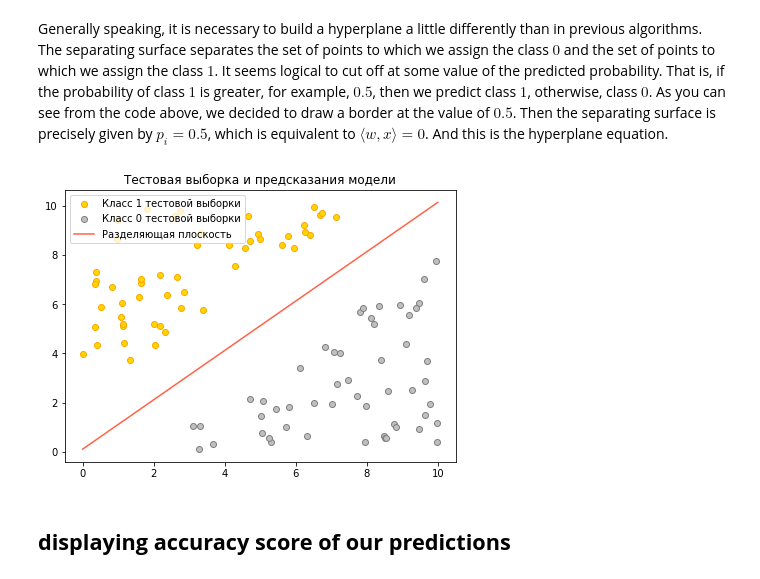
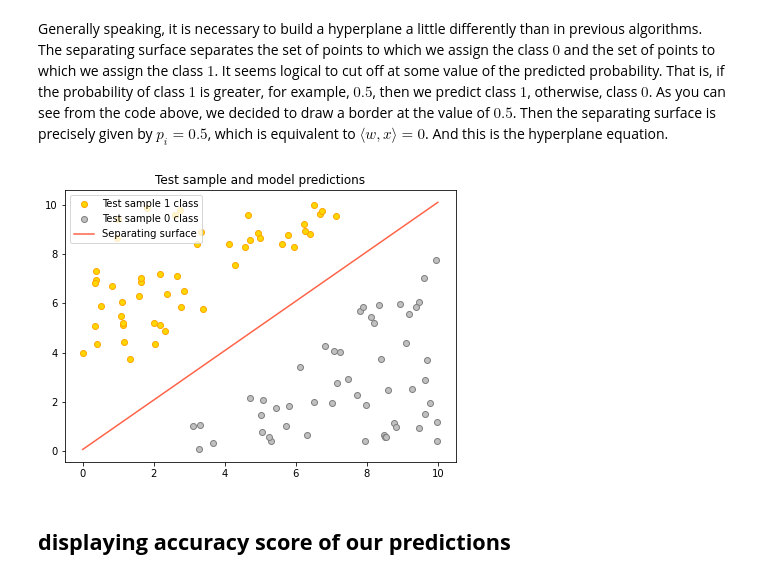
Before and after one commit to Dzagcoffee/my_machine_learning, a Jupyter notebook: machine_learning_algorithms/linear_classification_LogReg.ipynb, the cells around one changed output. Cells and saved outputs as stored; diff of their text form; code cells hidden in the pictures.

```diff
--- a/machine_learning_algorithms/linear_classification_LogReg.ipynb
+++ b/machine_learning_algorithms/linear_classification_LogReg.ipynb
@@ -117,38 +117,38 @@ class_1_graph_x_1_values = []
 class_1_graph_x_2_values = []
 
 class_2_graph_x_1_values = []
 class_2_graph_x_2_values = []
 
 for i in range(Y_test_len):
     if Y_test[i] == 1:
         class_1_graph_x_1_values.append(X_test[i][0])
         class_1_graph_x_2_values.append(X_test[i][1])
     else:
         class_2_graph_x_1_values.append(X_test[i][0])
         class_2_graph_x_2_values.append(X_test[i][1])
 
 separating_plane_horizontal_values = np.linspace(0, 10, 42)
 separating_plane_vertical_values = -(w_list[0] * separating_plane_horizontal_values + bias) / w_list[1]
 
 figure, ax = plt.subplots()
 
 figure.set_figwidth(7)
 figure.set_figheight(5)
 
-ax.set_title('Тестовая выборка и предсказания модели')
+ax.set_title("Test sample and model predictions")
 
 ax.scatter(class_1_graph_x_1_values, class_1_graph_x_2_values, color = "gold",
-           edgecolors='orange', label = "Класс 1 тестовой выборки")
+           edgecolors="orange", label = "Test sample 1 class")
 ax.scatter(class_2_graph_x_1_values, class_2_graph_x_2_values, color = "silver",
-           edgecolors='gray', label = "Класс 0 тестовой выборки")
+           edgecolors="gray", label = "Test sample 0 class")
 ax.plot(separating_plane_horizontal_values, separating_plane_vertical_values,
-        color = "tomato", label = "Разделяющая плоскость")
+        color = "tomato", label = "Separating surface")
 
 ax.legend()
 
 plt.show()
 # %% [output]
-[figure, old version]
+[figure, new version]
 # %% [markdown]
 ## **displaying accuracy score of our predictions**
 # %%
```
Also changed, not shown: parts of 2 cells of this notebook, 4 other files.
